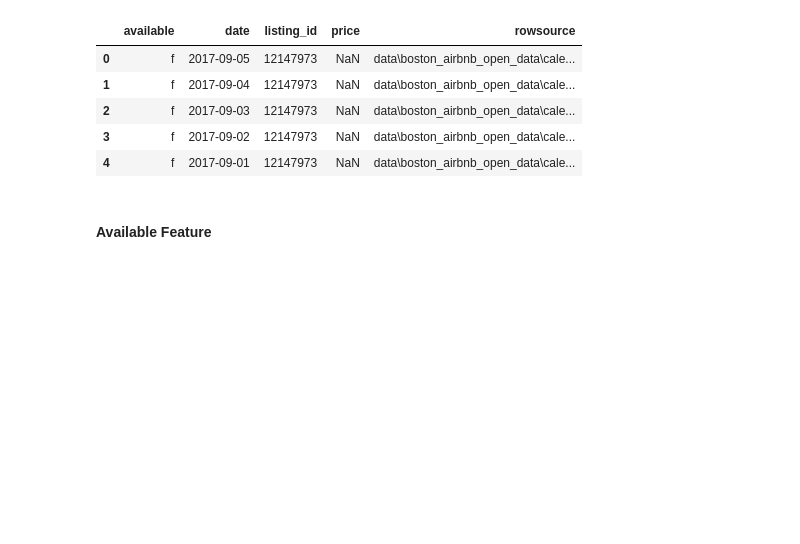
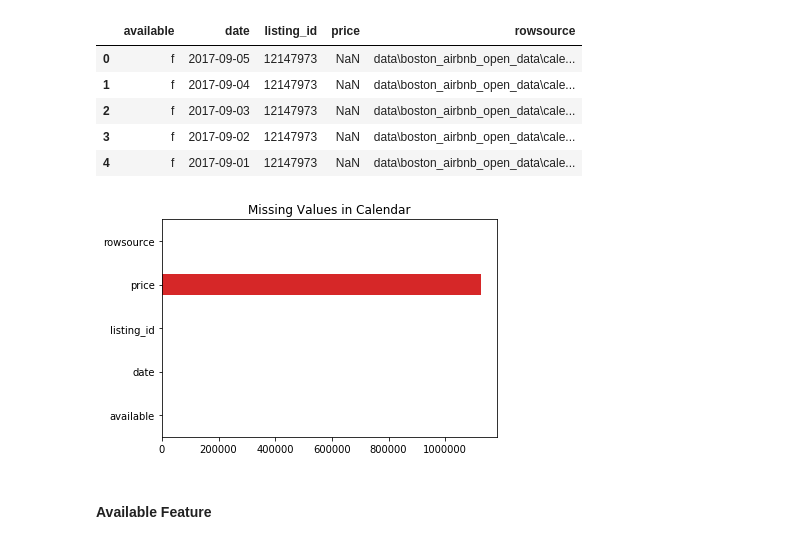
Before and after one commit to samlexrod/airbnb_ml, a Jupyter notebook: Airbnb_Analysis.ipynb, the cells around one changed output. Cells and saved outputs as stored; diff of their text form; code cells hidden in the pictures; blank space fills up the shorter version.

```diff
--- a/Airbnb_Analysis.ipynb
+++ b/Airbnb_Analysis.ipynb
@@ -188,6 +185,10 @@ calendar.head()
 | 2 | f | 2017-09-03 | 12147973 | NaN | data\boston_airbnb_open_data\cale... |
 | 3 | f | 2017-09-02 | 12147973 | NaN | data\boston_airbnb_open_data\cale... |
 | 4 | f | 2017-09-01 | 12147973 | NaN | data\boston_airbnb_open_data\cale... |
+# %%
+calendar.isnull().sum().plot.barh(title="Missing Values in Calendar");
+# %% [output]
+[figure, added]
 # %% [markdown]
 #### Available Feature
 # %%
```
Also changed, not shown: parts of 10 cells of this notebook.
